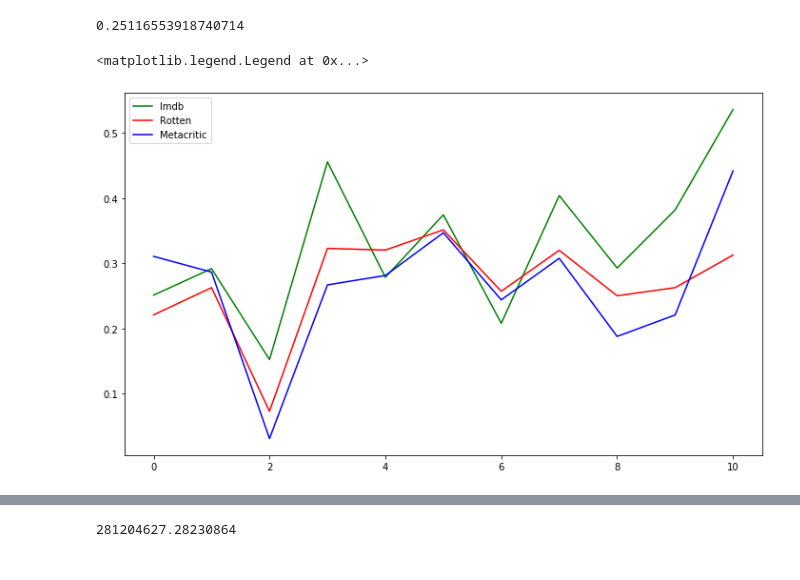
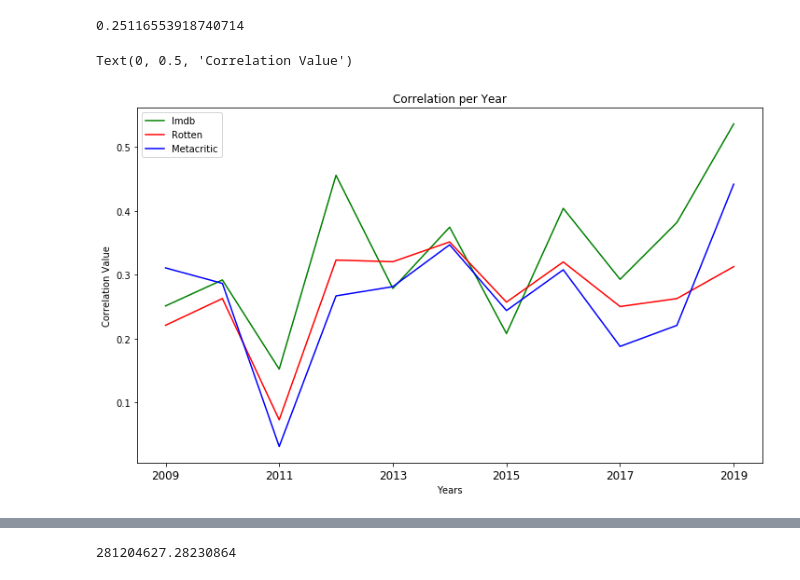
Before and after one commit to ColinMaloney/movies, a Jupyter notebook: yearly_rating.ipynb, the cells around one changed output, grey strips where cells are left out. Drawn from its saved outputs; the diff is of its cells as text; code cells hidden in the pictures.

Commit message:
graph update

```diff
--- a/yearly_rating.ipynb
+++ b/yearly_rating.ipynb
@@ -195,12 +195,15 @@ Meta_corr_scores = get_correlations_per_year('Metacritic_Score')
 # %%
 import matplotlib.pyplot as plt
 %matplotlib inline
 fig, ax = plt.subplots(figsize = (12,7))
 ax.plot(Imdb_corr_scores,c='green',label='Imdb')
 ax.plot(Rotten_corr_scores,c='red',label='Rotten')
 ax.plot(Meta_corr_scores,c='blue',label='Metacritic')
-plt.x_label = range(2009,2020)
+ax.set_xticklabels([0,2009,2011,2013,2015,2017,2019], fontsize=12)
 ax.legend(loc='best')
+ax.set_title('Correlation per Year')
+ax.set_xlabel('Years')
+ax.set_ylabel("Correlation Value")
 # %% [output]
-<matplotlib.legend.Legend at 0x...>
+Text(0, 0.5, 'Correlation Value')
-[figure, old version]
+[figure, new version]
```
Also changed, not shown: parts of 1 cell of this notebook.
